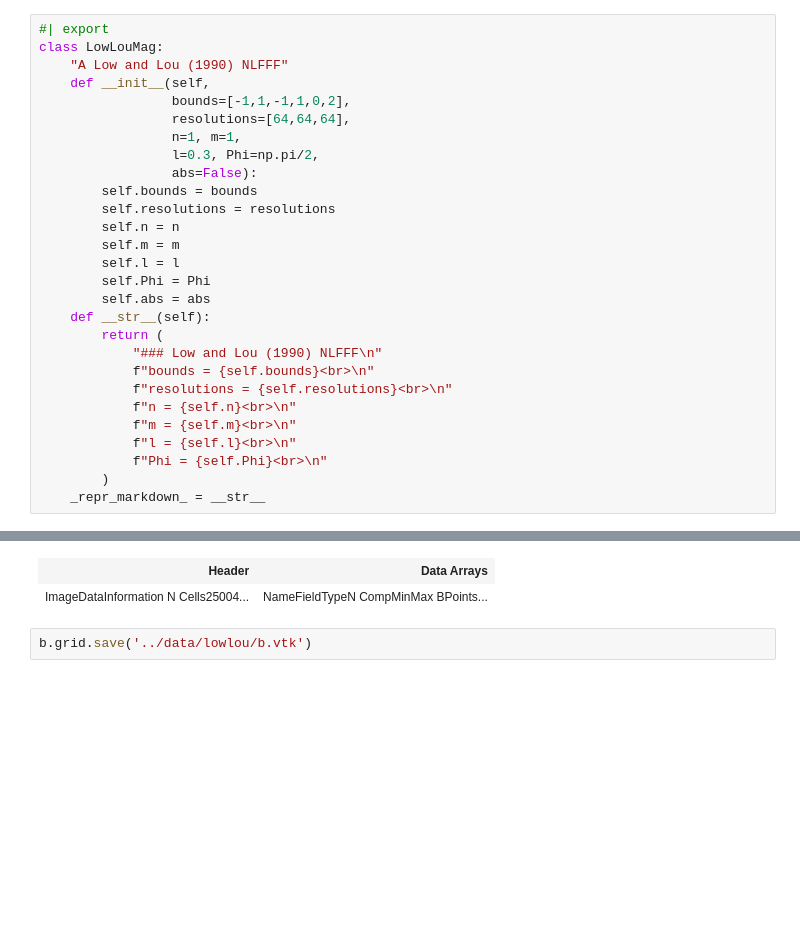
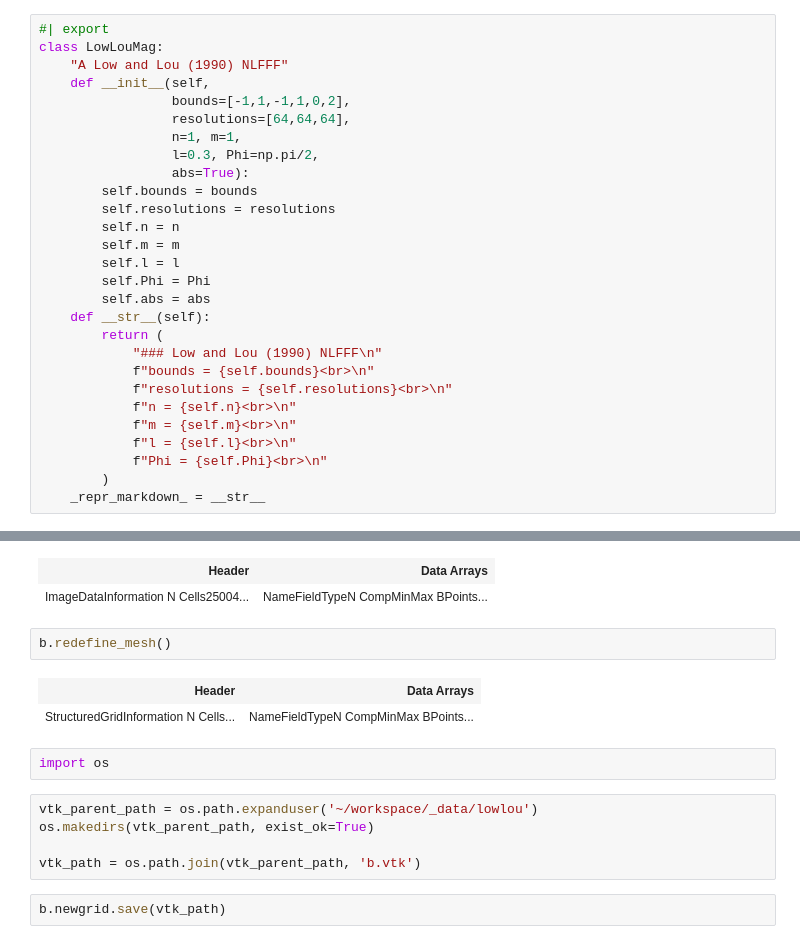
Before and after one commit to mgjeon/2023_zpinn, a Jupyter notebook: nbs/02_lowlou_mag.ipynb, the cells around one changed output, grey strips where cells are left out. Cells and saved outputs as stored; diff of their text form; blank space fills up the shorter version.

```diff
--- a/nbs/02_lowlou_mag.ipynb
+++ b/nbs/02_lowlou_mag.ipynb
@@ -61,7 +57,7 @@ class LowLouMag:
                  resolutions=[64,64,64],
                  n=1, m=1,
                  l=0.3, Phi=np.pi/2,
-                 abs=False):
+                 abs=True):
         self.bounds = bounds
         self.resolutions = resolutions
         self.n = n
@@ -407,5 +433,17 @@ b.grid
 # %% [output]
 | Header | Data Arrays |
 | ImageDataInformation N Cells25004... | NameFieldTypeN CompMinMax BPoints... |
+# %%
+b.redefine_mesh()
+# %% [output]
+| Header | Data Arrays |
+| StructuredGridInformation N Cells... | NameFieldTypeN CompMinMax BPoints... |
+# %%
+import os
+# %%
+vtk_parent_path = os.path.expanduser('~/workspace/_data/lowlou')
+os.makedirs(vtk_parent_path, exist_ok=True)
+
+vtk_path = os.path.join(vtk_parent_path, 'b.vtk')
 # %%
-b.grid.save('../data/lowlou/b.vtk')
+b.newgrid.save(vtk_path)
```
Also changed, not shown: parts of 8 cells of this notebook, 12 other files.
